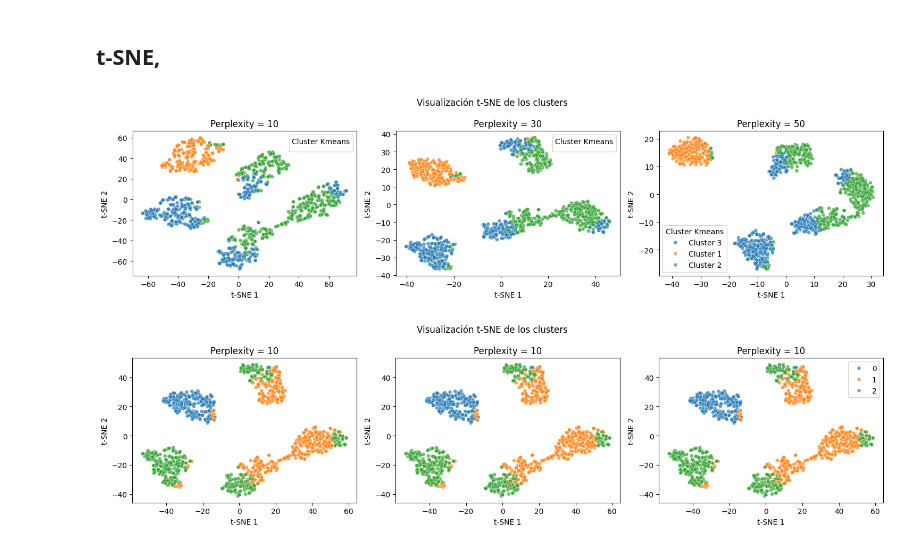
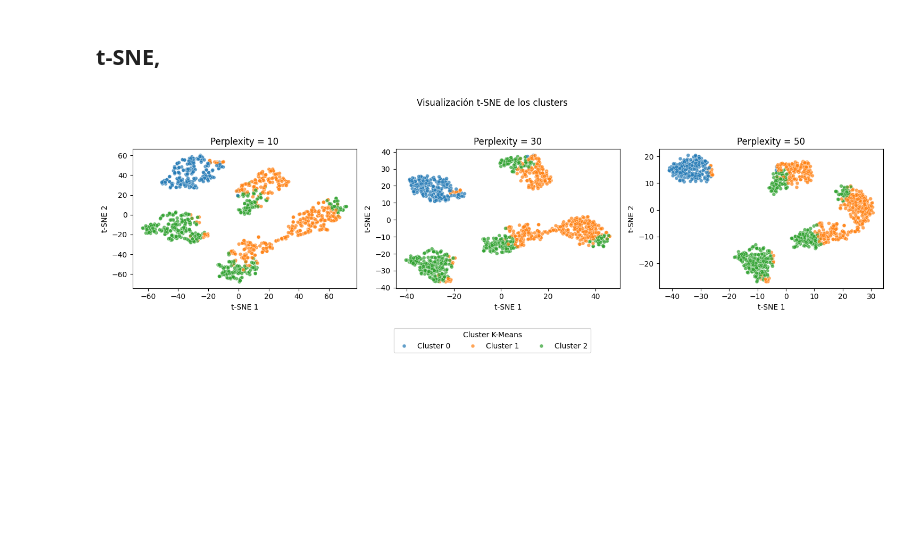
Before and after one commit to vaniacaffaratti/data_science_tp, a Jupyter notebook: notebooks/Parte-1/pca y clustering/pca_y_clustering.ipynb, the cells around one changed output. Saved outputs shown, nothing was run; the diff lists cells and outputs as text; code cells hidden in the pictures; blank space fills up the shorter version.

```diff
--- a/notebooks/Parte-1/pca y clustering/pca_y_clustering.ipynb
+++ b/notebooks/Parte-1/pca y clustering/pca_y_clustering.ipynb
@@ -853,8 +853,14 @@ nombres_clusters = pd.Series(labels).map({
     2: 'Cluster 2'
 })
 
+colores = {
+    'Cluster 0': 'tab:blue',
+    'Cluster 1': 'tab:orange',
+    'Cluster 2': 'tab:green'
+}
+
 perplexities = [10, 30, 50]
-fig, axes = plt.subplots(1, 3, figsize=(15, 4))
+fig, axes = plt.subplots(1, 3, figsize=(15, 5))
 
 for p, ax in zip(perplexities, axes):
     tsne = TSNE(
@@ -868,66 +874,34 @@ for p, ax in zip(perplexities, axes):
 
     sns.scatterplot(
         x=coordenadas[:, 0],
         y=coordenadas[:, 1],
         hue=nombres_clusters,
         hue_order=['Cluster 0', 'Cluster 1', 'Cluster 2'],
-        palette='tab10',
+        palette=colores,
         s=25,
         alpha=0.7,
         legend=p == 50,
         ax=ax
     )
 
     ax.set_title(f'Perplexity = {p}')
     ax.set_xlabel('t-SNE 1')
     ax.set_ylabel('t-SNE 2')
 
 handles, nombres = axes[-1].get_legend_handles_labels()
 axes[-1].get_legend().remove()
 
 fig.legend(
     handles,
     nombres,
     title='Cluster K-Means',
     loc='lower center',
     ncol=3,
-    bbox_to_anchor=(0.5, -0.03)
+    bbox_to_anchor=(0.5, 0.01)
 )
 
 plt.suptitle('Visualización t-SNE de los clusters')
-plt.tight_layout(rect=[0, 0.12, 1, 0.95])
+plt.tight_layout(rect=[0, 0.15, 1, 0.93])
 plt.show()
 # %% [output]
-[figure, old version]
+[figure, new version]
-# %%
-random_state = [10, 30, 50, 42]
-
-fig, axes = plt.subplots(1, 3, figsize=(15, 4))
-
-for r, ax in zip(random_state, axes):
-    tsne = TSNE(perplexity=20,
-    init='pca',
-    learning_rate='auto',
-    random_state=r)
-    coordenadas = tsne.fit_transform(scaled_data)
-
-    sns.scatterplot(
-        x=coordenadas[:, 0],
-        y=coordenadas[:, 1],
-        hue=labels,
-        palette='tab10',
-        s=25,
-        alpha=0.7,
-        legend=r == 50,
-        ax=ax
-    )
-
-    ax.set_title(f'Perplexity = {p}')
-    ax.set_xlabel('t-SNE 1')
-    ax.set_ylabel('t-SNE 2')
-
-plt.suptitle('Visualización t-SNE de los clusters')
-plt.tight_layout()
-plt.show()
-# %% [output]
-[figure, removed]
```
